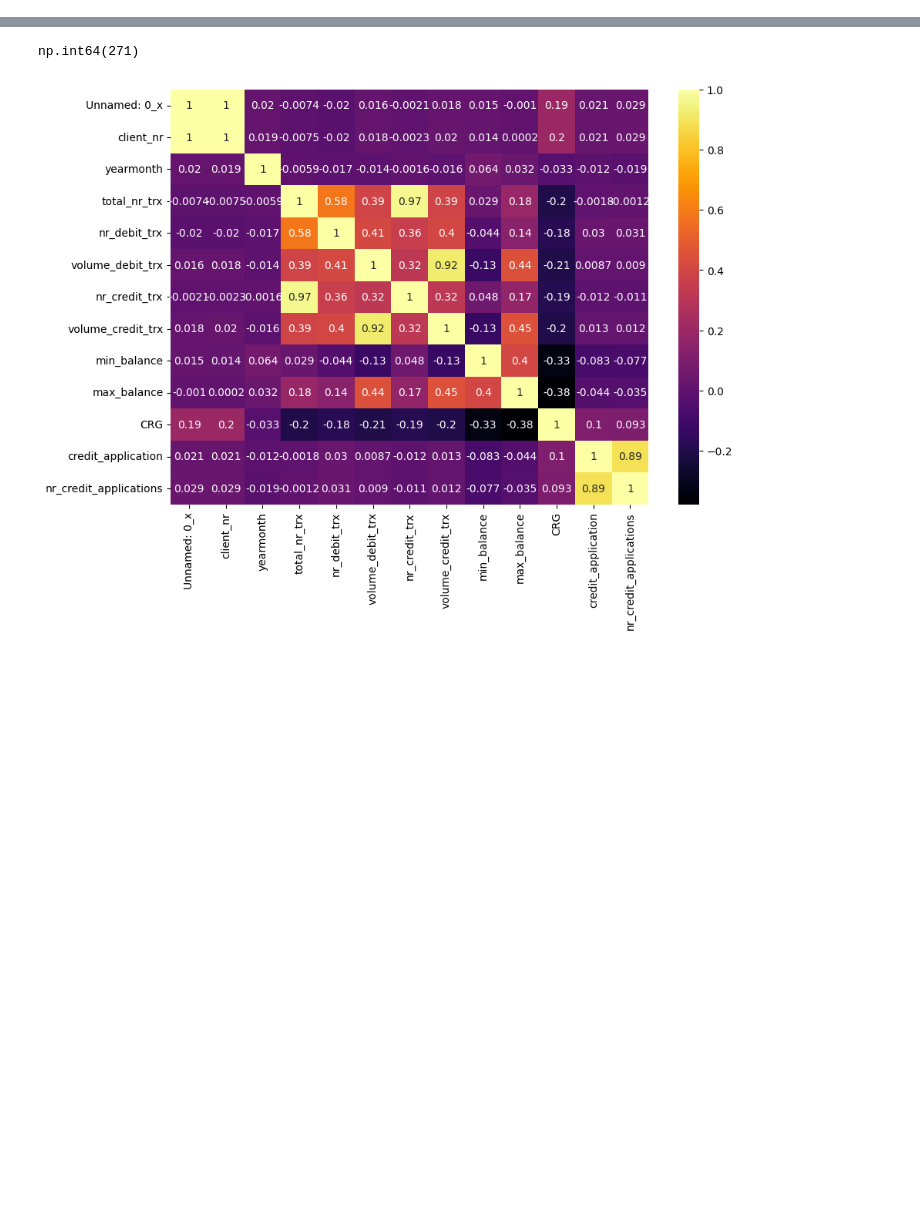
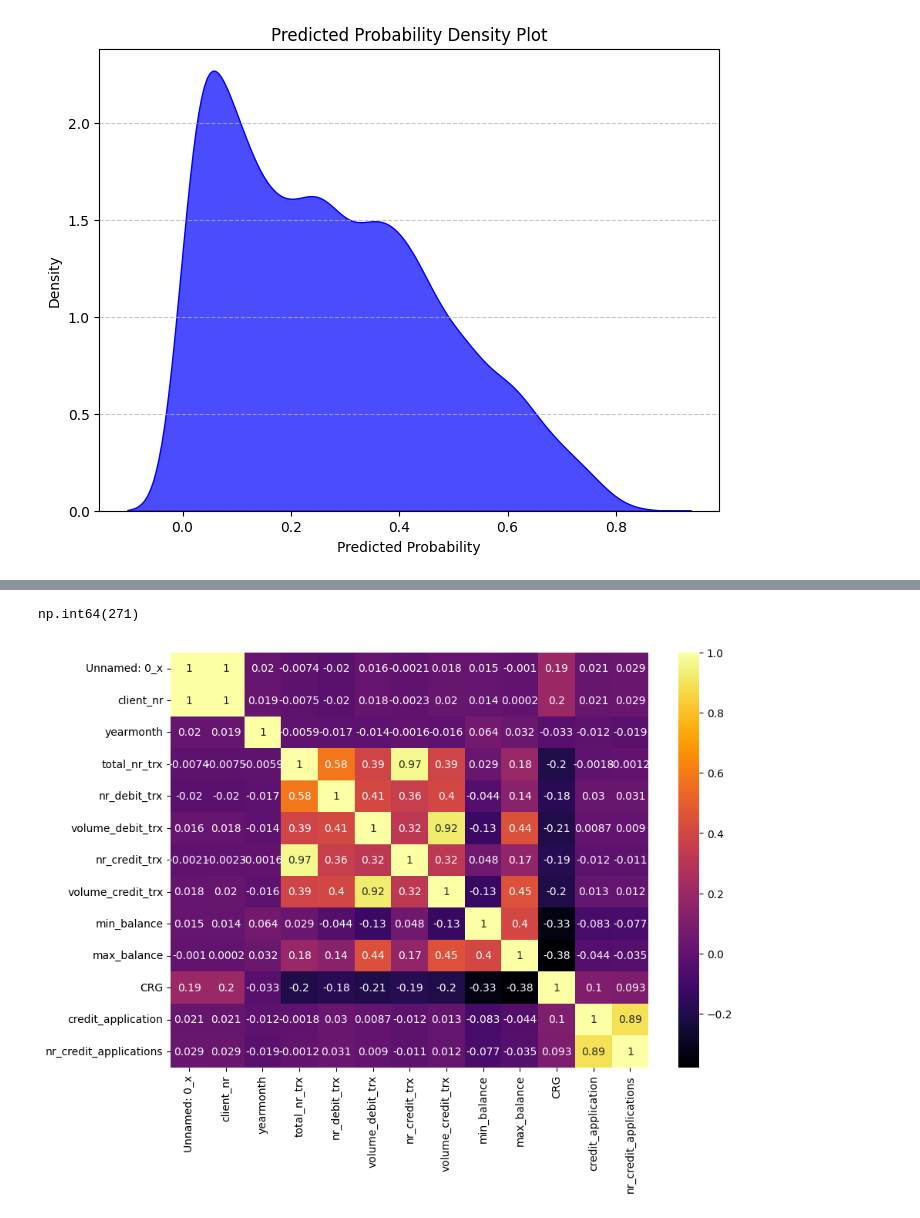
Before and after one commit to Mehranmzn/CL_prediction, a Jupyter notebook: notebooks/data_exploration.ipynb, the cells around one changed output, grey strips where cells are left out. Cells and saved outputs as stored; diff of their text form; code cells hidden in the pictures; blank space fills up the shorter version.

```diff
--- a/notebooks/data_exploration.ipynb
+++ b/notebooks/data_exploration.ipynb
@@ -196,0 +12,5 @@ dtype: int64
+# %%
+df.drop(columns=['Unnamed: 0_y',  'Unnamed: 0_x'], inplace=True)
+# %%
+df['year'] = df['yearmonth'] // 100
+df['month'] = df['yearmonth'] % 100
@@ -196,0 +64,21 @@ dtype: int64
+# %%
+# Interaction Features with CRG
+df['CRG_total_nr_trx'] = df['CRG'] * df['total_nr_trx']
+df['CRG_nr_debit_trx'] = df['CRG'] * df['nr_debit_trx']
+df['CRG_nr_credit_trx'] = df['CRG'] * df['nr_credit_trx']
+df['CRG_volume_debit_trx'] = df['CRG'] * df['volume_debit_trx']
+df['CRG_volume_credit_trx'] = df['CRG'] * df['volume_credit_trx']
+
+# Binning CRG into categories (example: quartiles)
+# Dynamically adjust labels based on the number of bins created
+labels = ['Low', 'Medium-Low', 'Medium-High', 'High']  # Define initial labels
+df['CRG_binned'] = pd.qcut(
+    df['CRG'],
+    q=5,  # Initial number of quantiles
+    labels=labels[:4],  # Ensure labels are one fewer than the resulting bins
+    duplicates='drop'  # Drop duplicate edges
+)
+
+
+# Optional: Convert the binned CRG feature into dummy variables
+df = pd.get_dummies(df, columns=['CRG_binned'], drop_first=False)
@@ -196,0 +260,2 @@ dtype: int64
+# %%
+processed_data.drop(columns=['nr_credit_applications'], inplace=True)
@@ -196,0 +340,14 @@ dtype: int64
+# %%
+import seaborn as sns
+
+y_pred_proba = model.predict_proba(X_test)[:, 1]
+# Plot density of predicted probabilities
+plt.figure(figsize=(8, 6))
+sns.kdeplot(y_pred_proba, fill=True, color='blue', alpha=0.7)
+plt.title('Predicted Probability Density Plot')
+plt.xlabel('Predicted Probability')
+plt.ylabel('Density')
+plt.grid(axis='y', linestyle='--', alpha=0.7)
+plt.show()
+# %% [output]
+[figure, added]
```
Also changed, not shown: parts of 54 cells of this notebook, 48 other files.
